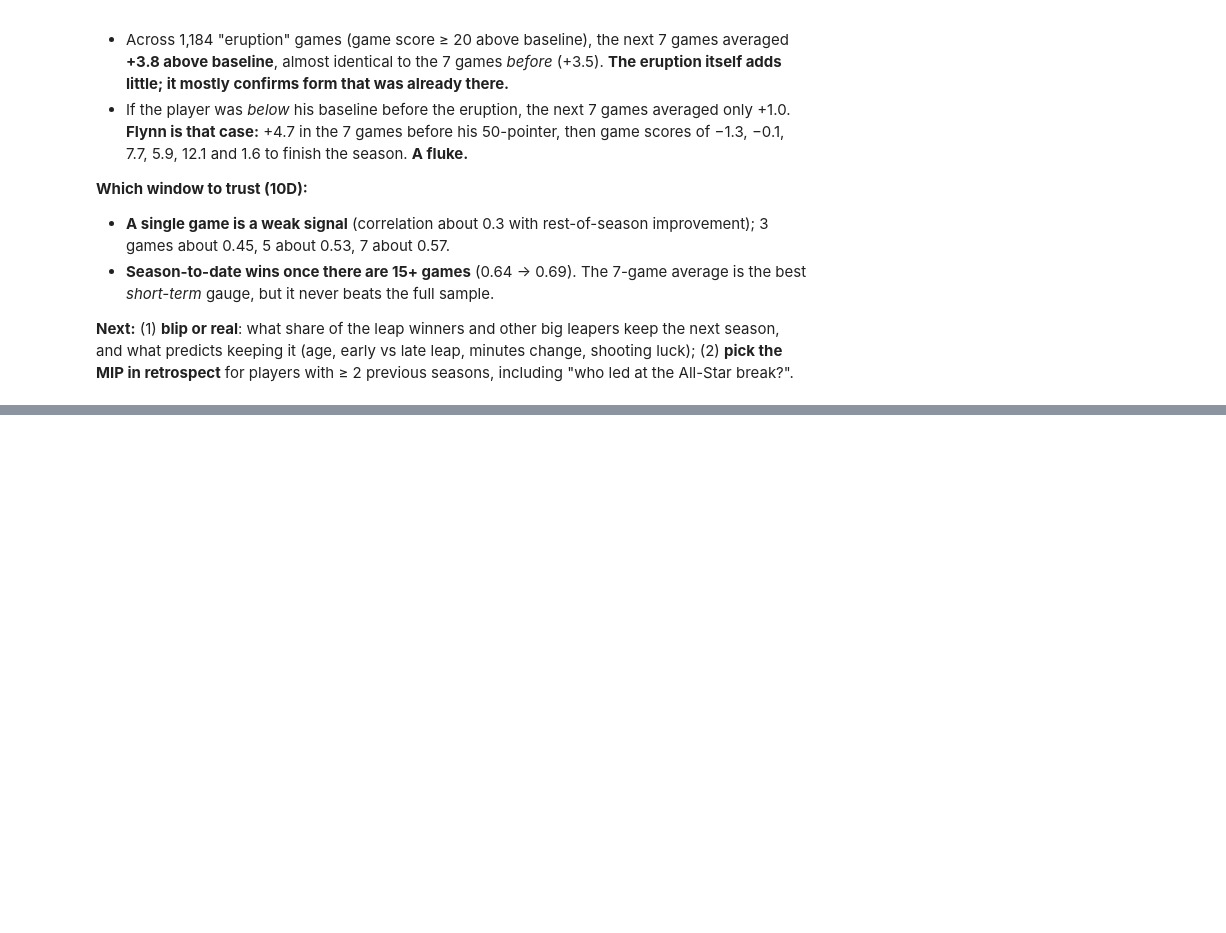
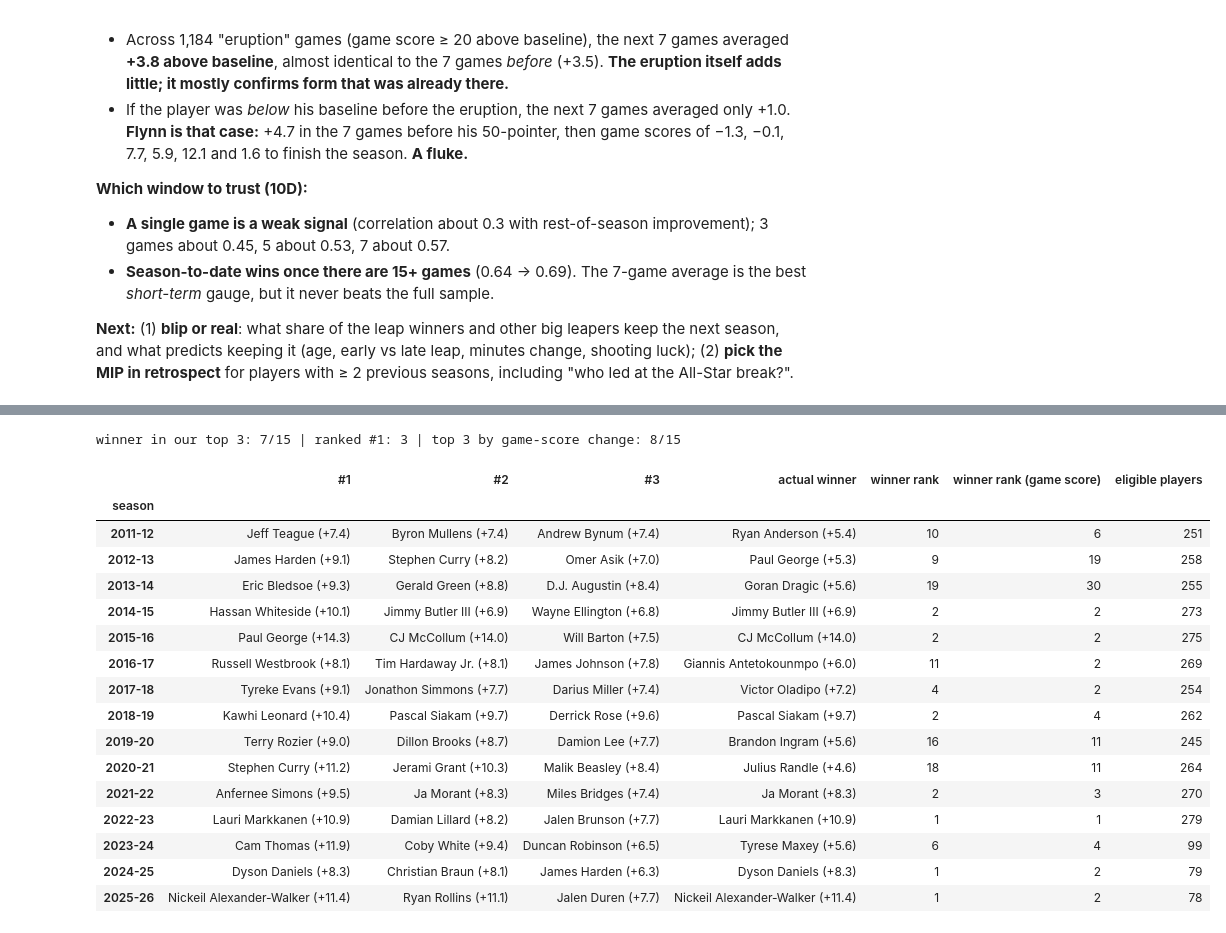
Before and after one commit to dan-j-e/unicorn-hunting, a Jupyter notebook: notebooks/10_mip_leaps.ipynb, the cells around one changed output, grey strips where cells are left out. Drawn from its saved outputs; the diff is of its cells as text; code cells hidden in the pictures; blank space fills up the shorter version.

```diff
--- a/notebooks/10_mip_leaps.ipynb
+++ b/notebooks/10_mip_leaps.ipynb
@@ -212,0 +224,40 @@ corr.round(2)
+# %%
+from unicorn.gamelogs import mip_candidates
+
+ps = pd.read_parquet(PROJECT_ROOT / "data" / "processed" / "player_season.parquet")
+cand = mip_candidates(games, ps)
+cand["mip"] = [MIP_WINNERS.get(s) == p for s, p in zip(cand["season"], cand["player_id"])]
+el = cand[cand["eligible"] & (cand["season_start"] >= 2011)].copy()
+el["rank"] = el.groupby("season")["ppg_delta"].rank(ascending=False, method="min").astype(int)
+el["rank_game_score"] = el.groupby("season")["game_score_delta"].rank(ascending=False, method="min").astype(int)
+
+rows = []
+for s, d in el.groupby("season"):
+    top = d.nsmallest(3, "rank")
+    win = d[d["mip"]].iloc[0]
+    rows.append({"season": s, **{f"#{i + 1}": f"{r.player_name} (+{r.ppg_delta:.1f})" for i, r in enumerate(top.itertuples())},
+                 "actual winner": f"{win.player_name} (+{win.ppg_delta:.1f})", "winner rank": win["rank"],
+                 "winner rank (game score)": win["rank_game_score"], "eligible players": len(d)})
+board = pd.DataFrame(rows).set_index("season")
+print(f"winner in our top 3: {(board['winner rank'] <= 3).sum()}/{len(board)} | ranked #1: {(board['winner rank'] == 1).sum()} "
+      f"| top 3 by game-score change: {(board['winner rank (game score)'] <= 3).sum()}/{len(board)}")
+board
+# %% [output]
+winner in our top 3: 7/15 | ranked #1: 3 | top 3 by game-score change: 8/15
+|  | #1 | #2 | #3 | actual winner | winner rank | winner rank (game score) | eligible players |
+| season |  |  |  |  |  |  |  |
+| 2011-12 | Jeff Teague (+7.4) | Byron Mullens (+7.4) | Andrew Bynum (+7.4) | Ryan Anderson (+5.4) | 10 | 6 | 251 |
+| 2012-13 | James Harden (+9.1) | Stephen Curry (+8.2) | Omer Asik (+7.0) | Paul George (+5.3) | 9 | 19 | 258 |
+| 2013-14 | Eric Bledsoe (+9.3) | Gerald Green (+8.8) | D.J. Augustin (+8.4) | Goran Dragic (+5.6) | 19 | 30 | 255 |
+| 2014-15 | Hassan Whiteside (+10.1) | Jimmy Butler III (+6.9) | Wayne Ellington (+6.8) | Jimmy Butler III (+6.9) | 2 | 2 | 273 |
+| 2015-16 | Paul George (+14.3) | CJ McCollum (+14.0) | Will Barton (+7.5) | CJ McCollum (+14.0) | 2 | 2 | 275 |
+| 2016-17 | Russell Westbrook (+8.1) | Tim Hardaway Jr. (+8.1) | James Johnson (+7.8) | Giannis Antetokounmpo (+6.0) | 11 | 2 | 269 |
+| 2017-18 | Tyreke Evans (+9.1) | Jonathon Simmons (+7.7) | Darius Miller (+7.4) | Victor Oladipo (+7.2) | 4 | 2 | 254 |
+| 2018-19 | Kawhi Leonard (+10.4) | Pascal Siakam (+9.7) | Derrick Rose (+9.6) | Pascal Siakam (+9.7) | 2 | 4 | 262 |
+| 2019-20 | Terry Rozier (+9.0) | Dillon Brooks (+8.7) | Damion Lee (+7.7) | Brandon Ingram (+5.6) | 16 | 11 | 245 |
+| 2020-21 | Stephen Curry (+11.2) | Jerami Grant (+10.3) | Malik Beasley (+8.4) | Julius Randle (+4.6) | 18 | 11 | 264 |
+| 2021-22 | Anfernee Simons (+9.5) | Ja Morant (+8.3) | Miles Bridges (+7.4) | Ja Morant (+8.3) | 2 | 3 | 270 |
+| 2022-23 | Lauri Markkanen (+10.9) | Damian Lillard (+8.2) | Jalen Brunson (+7.7) | Lauri Markkanen (+10.9) | 1 | 1 | 279 |
+| 2023-24 | Cam Thomas (+11.9) | Coby White (+9.4) | Duncan Robinson (+6.5) | Tyrese Maxey (+5.6) | 6 | 4 | 99 |
+| 2024-25 | Dyson Daniels (+8.3) | Christian Braun (+8.1) | James Harden (+6.3) | Dyson Daniels (+8.3) | 1 | 2 | 79 |
+| 2025-26 | Nickeil Alexander-Walker (+11.4) | Ryan Rollins (+11.1) | Jalen Duren (+7.7) | Nickeil Alexander-Walker (+11.4) | 1 | 2 | 78 |
```
Also changed, not shown: parts of 4 cells of this notebook, 2 other files.
